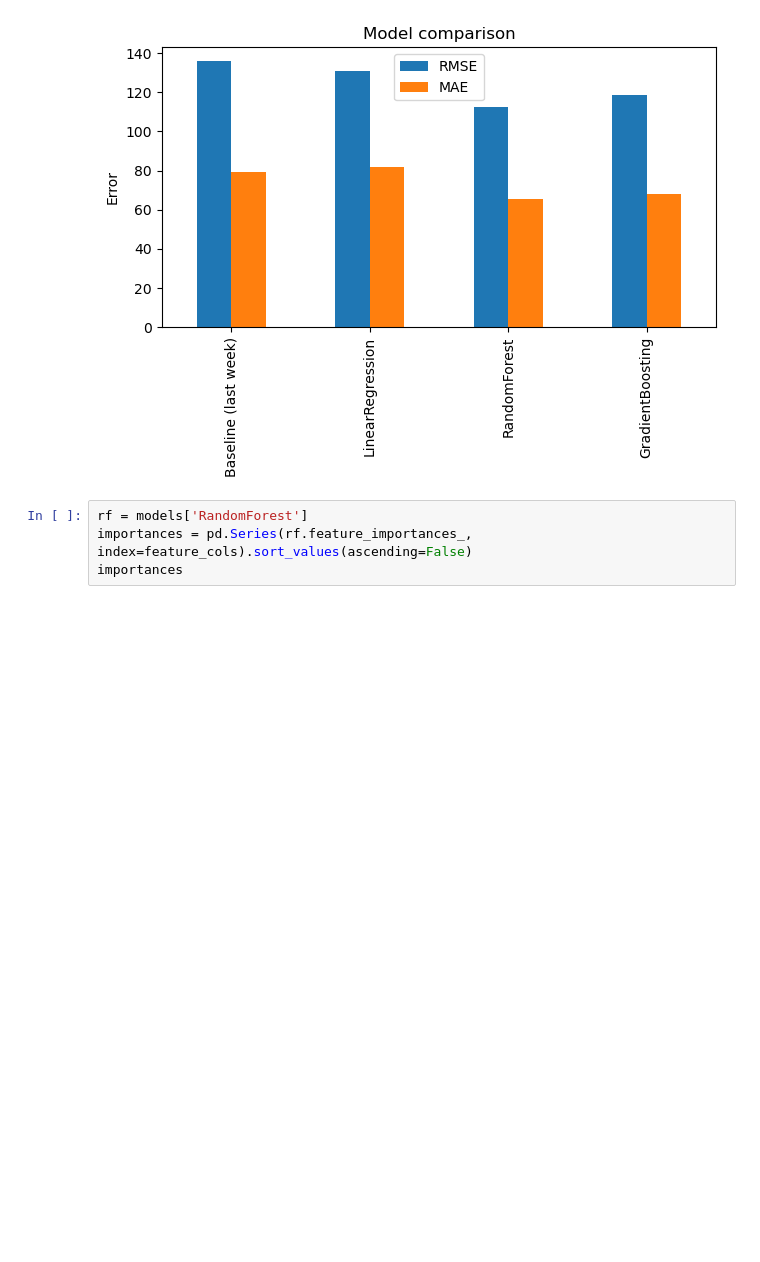
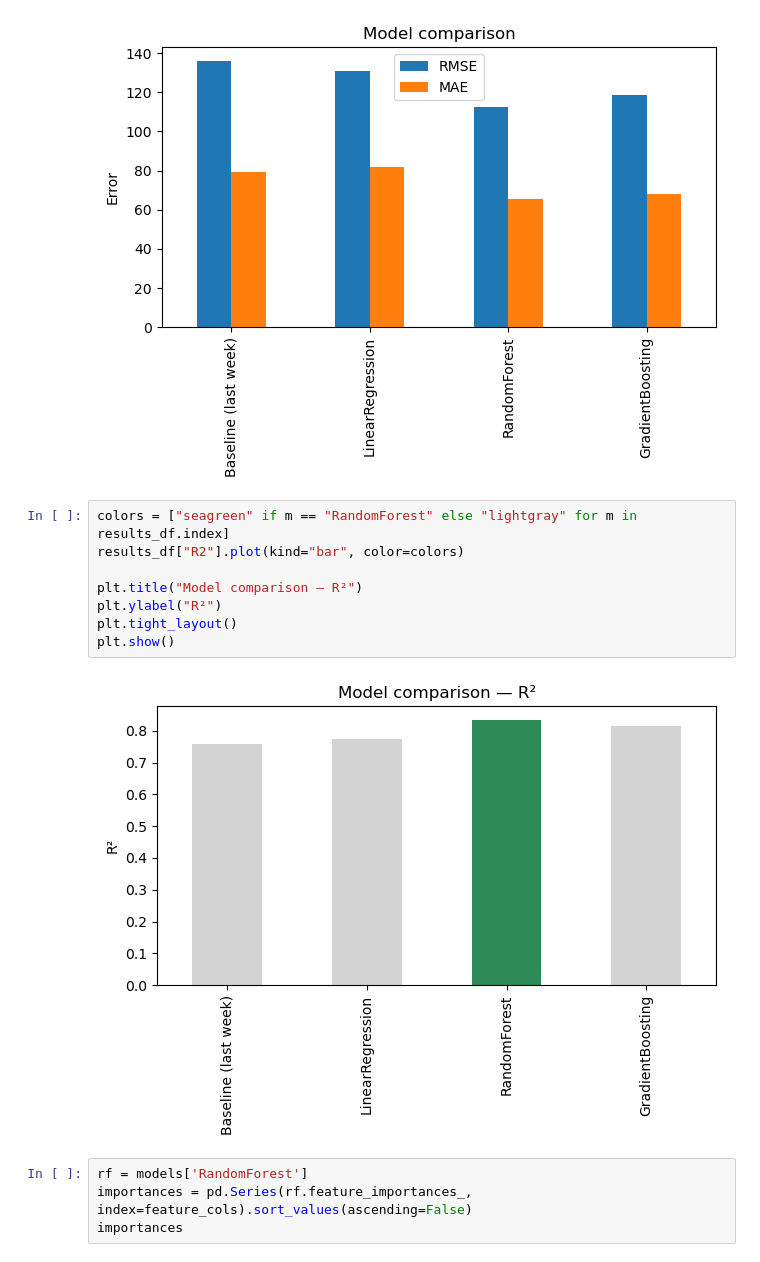
Before and after one commit to davehaughton/prepcast-project, a Jupyter notebook: dataset-discovery.ipynb, the cells around one changed output. Drawn from its saved outputs; the diff is of its cells as text; blank space fills up the shorter version.

```diff
--- a/dataset-discovery.ipynb
+++ b/dataset-discovery.ipynb
@@ -547,6 +547,16 @@ plt.tight_layout()
 plt.show()
 # %% [output]
 [figure]
+# %%
+colors = ["seagreen" if m == "RandomForest" else "lightgray" for m in results_df.index]
+results_df["R2"].plot(kind="bar", color=colors)
+
+plt.title("Model comparison — R²")
+plt.ylabel("R²")
+plt.tight_layout()
+plt.show()
+# %% [output]
+[figure, added]
 # %%
 rf = models['RandomForest']
 importances = pd.Series(rf.feature_importances_, index=feature_cols).sort_values(ascending=False)
```
